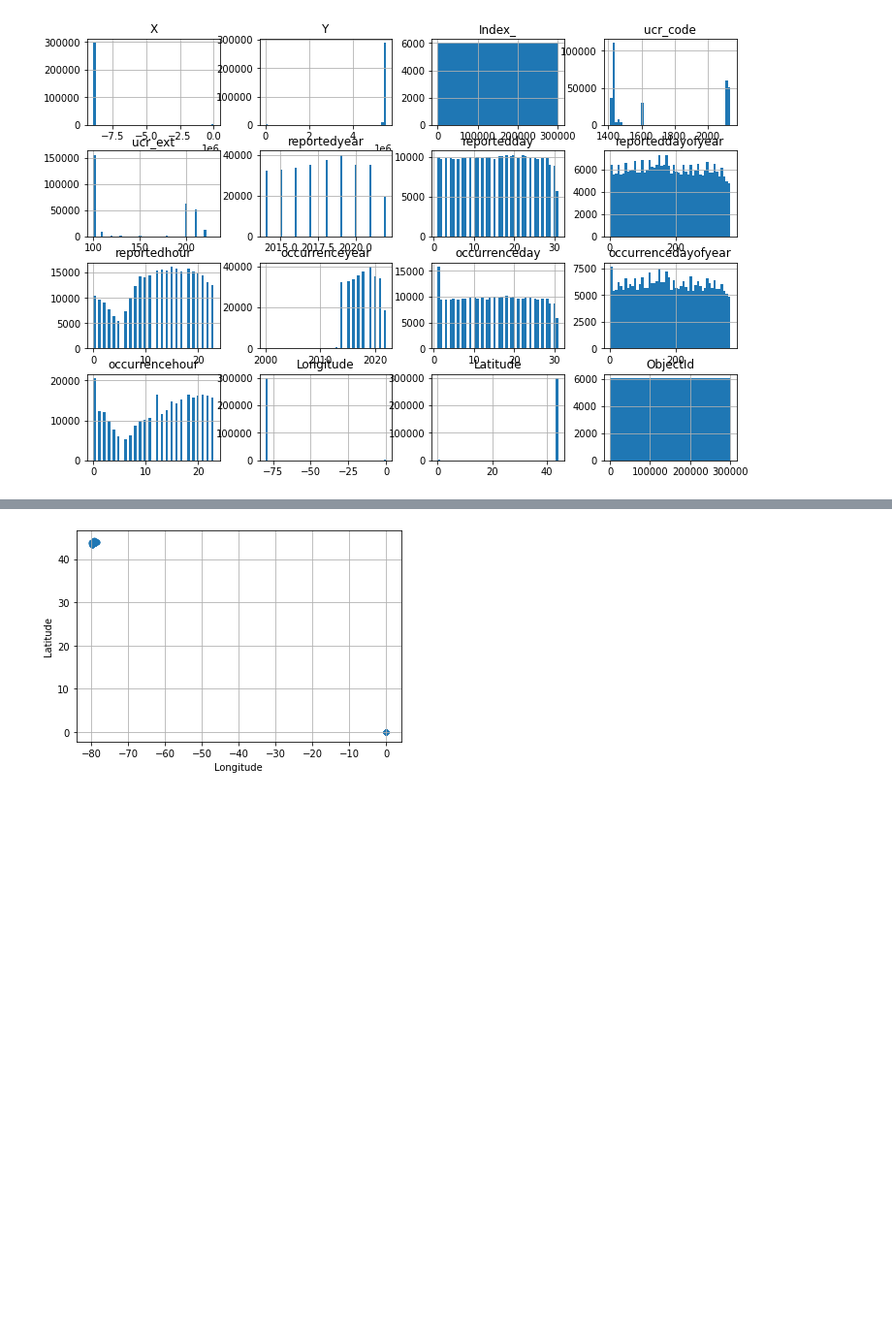
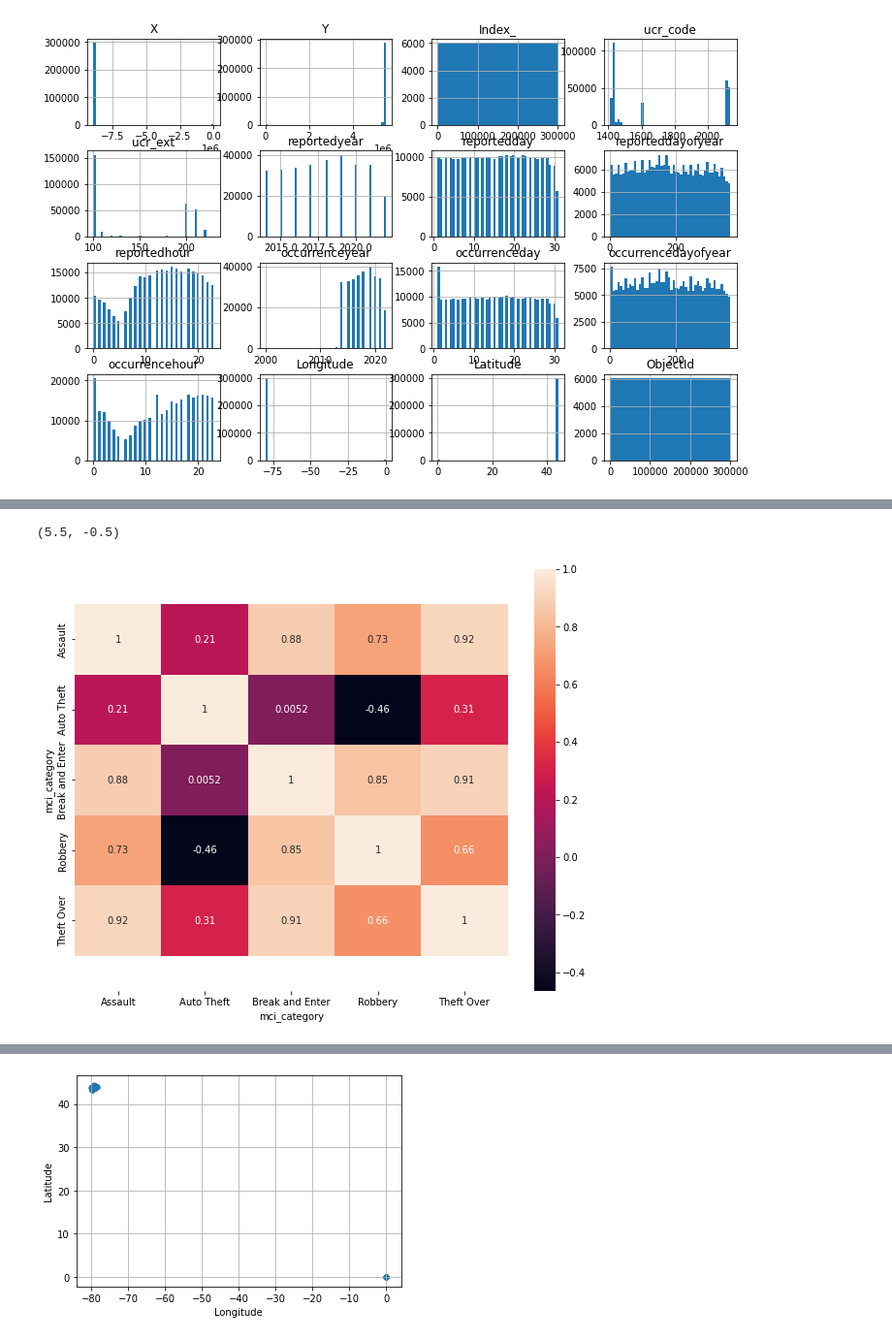
Before and after one commit to sanoliv/SCS_3253_061-Machine-Learning, a Jupyter notebook: Toronto_Police_Major_Crime_Indicators_MCI.ipynb, the cells around one changed output, grey strips where cells are left out. Shown at 97% size. Cells and saved outputs as stored; diff of their text form; code cells hidden in the pictures; blank space fills up the shorter version.

```diff
--- a/Toronto_Police_Major_Crime_Indicators_MCI.ipynb
+++ b/Toronto_Police_Major_Crime_Indicators_MCI.ipynb
@@ -267,0 +295,7 @@ plt.show()
+# %%
+### Exploring the data to gain insigths // MCI CATEGORY
+### Trying to find data correlation / crosstab // Feb 24, 2023
+data_ct_t =  pd.crosstab(data.mci_category, data.reportedyear, margins=False).reindex()
+data_ct_t = data_ct_t.T
+type_corr = data_ct_t.corr()
+type_corr
@@ -267,0 +310,10 @@ plt.show()
+# %%
+### Exploring the data to gain insigths
+### Trying to find data correlation using sns seaborn // Feb 24, 2023
+plt.figure(figsize=(10,8))
+ax = sns.heatmap(type_corr, annot=True)
+bottom, top = ax.get_ylim()
+ax.set_ylim(bottom + 0.5, top - 0.5)
+# %% [output]
+(5.5, -0.5)
+[figure, added]
```
Also changed, not shown: parts of 15 cells of this notebook.
